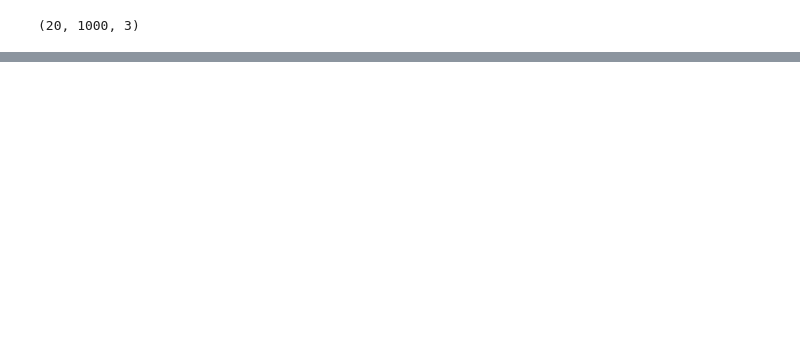
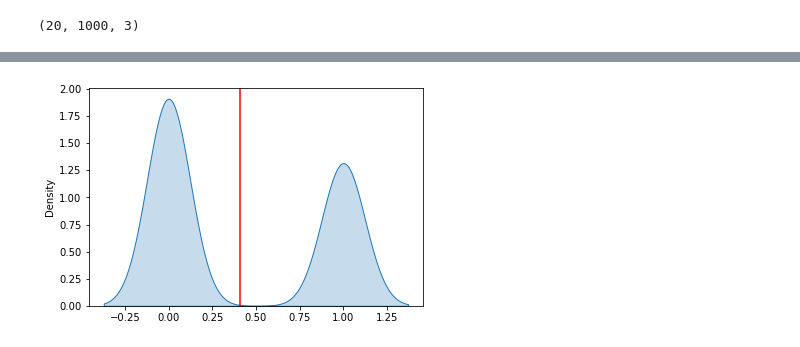
Before and after one commit to ExLeonem/master-thesis-code, a Jupyter notebook: wp/notebooks/mc_dropout/mc_dropout.ipynb, the cells around one changed output, grey strips where cells are left out. Drawn from its saved outputs; the diff is of its cells as text; code cells hidden in the pictures; blank space fills up the shorter version.

```diff
--- a/wp/notebooks/mc_dropout/mc_dropout.ipynb
+++ b/wp/notebooks/mc_dropout/mc_dropout.ipynb
@@ -157,0 +175,4 @@ acc
+# %%
+plot_class(0, 1)
+# %% [output]
+[figure, added]
```
Also changed, not shown: parts of 10 cells of this notebook, 1 other file.
